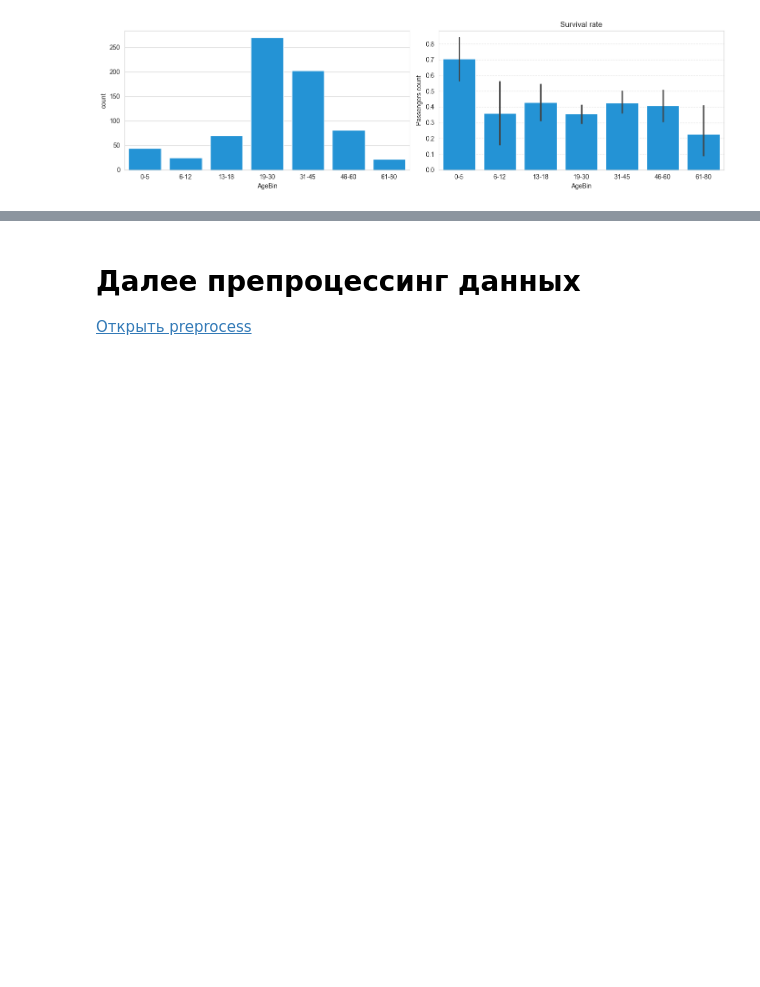
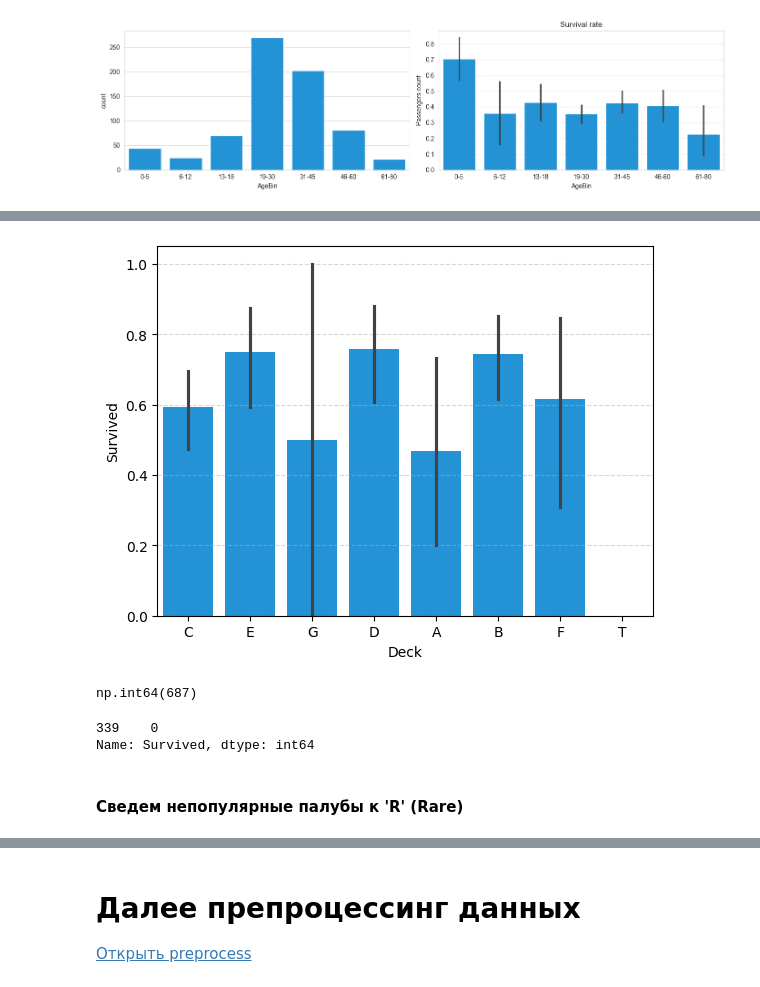
Before and after one commit to iryzyvanov/kaggle_titanic_solution, a Jupyter notebook: notebooks/EDA.ipynb, the cells around one changed output, grey strips where cells are left out. Saved outputs shown, nothing was run; the diff lists cells and outputs as text; code cells hidden in the pictures; blank space fills up the shorter version.

```diff
--- a/notebooks/EDA.ipynb
+++ b/notebooks/EDA.ipynb
@@ -441,0 +447,12 @@ train_data.drop('AgeBin',axis=1,inplace=True)
+# %%
+train_data["Deck"] = train_data["Cabin"].str[0]
+# %%
+sns.barplot(data=train_data, x="Deck", y="Survived", color= COLOR1)
+plt.grid(axis='y', linestyle='--', alpha=0.5)
+# %% [output]
+[figure, added]
+# %%
+#явно видем зависимость, но в часть билетов не заполнена
+train_data['Deck'].isnull().sum()
+# %% [output]
+np.int64(687)
@@ -441,0 +463,8 @@ train_data.drop('AgeBin',axis=1,inplace=True)
+# %%
+#палуба T - один случай
+train_data[train_data['Deck'] == 'T']['Survived']
+# %% [output]
+339    0
+Name: Survived, dtype: int64
+# %% [markdown]
+#### Сведем непопулярные палубы к 'R' (Rare)
```
Also changed, not shown: parts of 12 cells of this notebook.
